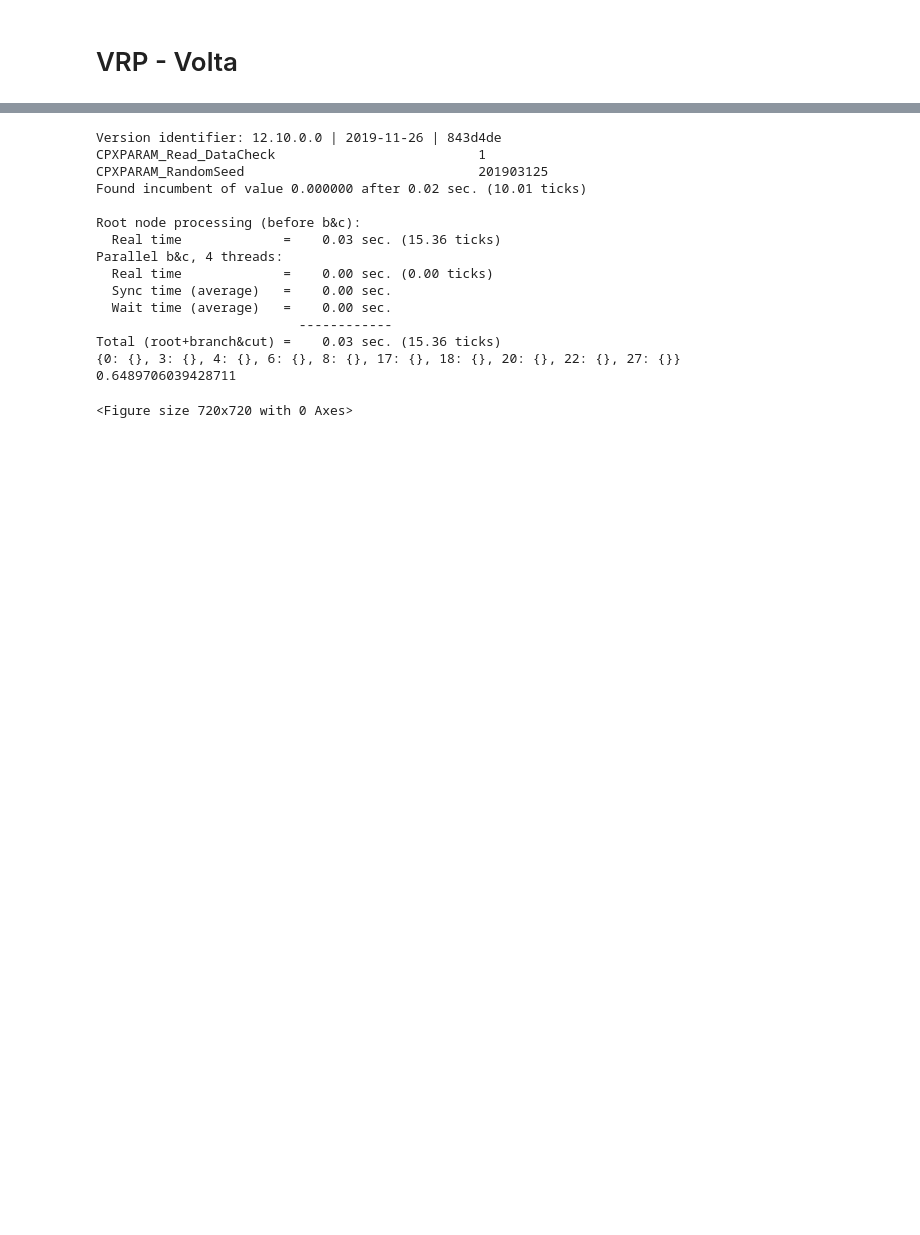
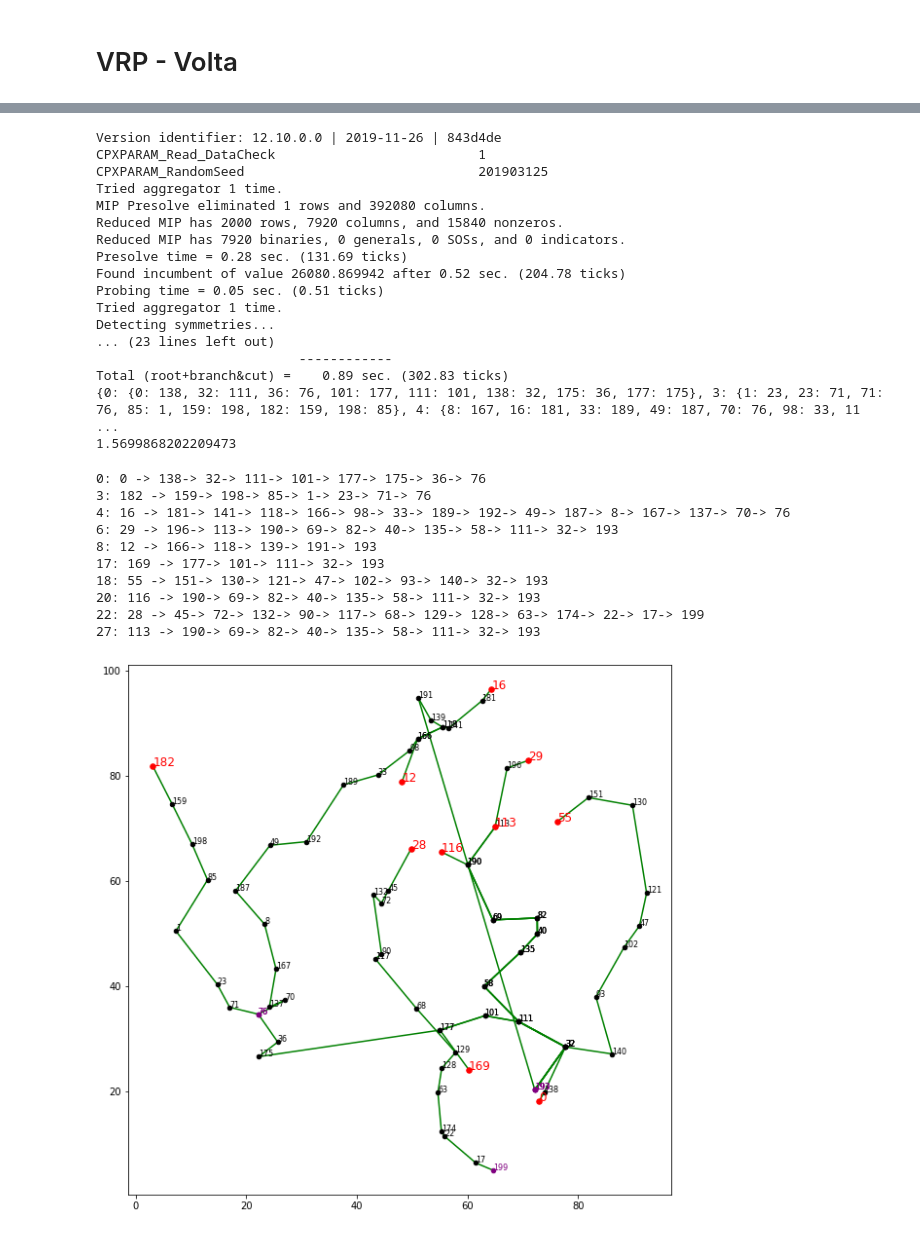
Before and after one commit to ViniciusBragaDiniz/ERP, a Jupyter notebook: Modelo2.ipynb, the cells around one changed output, grey strips where cells are left out. Cells and saved outputs as stored; diff of their text form; code cells hidden in the pictures; blank space fills up the shorter version.

```diff
--- a/Modelo2.ipynb
+++ b/Modelo2.ipynb
@@ -977,7 +1001,7 @@ while subcicle == True:
             #do veículo 'k' e atribuímos esse nodo para
             #o ponto de partida do nosso loop
 
-            inicial = veiculos.loc[k]["Inicial"]
+            inicial = atendimentos[k]
             #  ^
             #  |
             #Saída de 'k'
@@ -992,7 +1016,7 @@ while subcicle == True:
             #inicial->actual_node = primeiro arco de todas as rotas
 
             #Iremos percorrer a rota até que alcançemos a vítima
-            while actual_node not in vitimas["Ponto"].values:
+            while actual_node != alvos[k]:
                 # actual_node                actual_node
                 #vira chegada do        inicia como saída do
                 #  arco                        arco
@@ -1063,18 +1087,20 @@ print(time.time()-start)
 Version identifier: 12.10.0.0 | 2019-11-26 | 843d4de
 CPXPARAM_Read_DataCheck                          1
 CPXPARAM_RandomSeed                              201903125
-Found incumbent of value 0.000000 after 0.02 sec. (10.01 ticks)
-
-Root node processing (before b&c):
-  Real time             =    0.03 sec. (15.36 ticks)
-Parallel b&c, 4 threads:
-  Real time             =    0.00 sec. (0.00 ticks)
-  Sync time (average)   =    0.00 sec.
-  Wait time (average)   =    0.00 sec.
+Tried aggregator 1 time.
+MIP Presolve eliminated 1 rows and 392080 columns.
+Reduced MIP has 2000 rows, 7920 columns, and 15840 nonzeros.
+Reduced MIP has 7920 binaries, 0 generals, 0 SOSs, and 0 indicators.
+Presolve time = 0.28 sec. (131.69 ticks)
+Found incumbent of value 26080.869942 after 0.52 sec. (204.78 ticks)
+Probing time = 0.05 sec. (0.51 ticks)
+Tried aggregator 1 time.
+Detecting symmetries...
+... (23 lines left out)
                           ------------
-Total (root+branch&cut) =    0.03 sec. (15.36 ticks)
-{0: {}, 3: {}, 4: {}, 6: {}, 8: {}, 17: {}, 18: {}, 20: {}, 22: {}, 27: {}}
-0.6489706039428711
+Total (root+branch&cut) =    0.89 sec. (302.83 ticks)
+{0: {0: 138, 32: 111, 36: 76, 101: 177, 111: 101, 138: 32, 175: 36, 177: 175}, 3: {1: 23, 23: 71, 71: 76, 85: 1, 159: 198, 182: 159, 198: 85}, 4: {8: 167, 16: 181, 33: 189, 49: 187, 70: 76, 98: 33, 11 ...
+1.5699868202209473
 # %%
 plt.figure(figsize=(10,10))
 routes = {x:{} for x in veiculos.index}
@@ -1083,13 +1109,12 @@ for i in _Solution:
         aux = i.split("_")[1:]
         routes[int(aux[2])][int(aux[0])]=int(aux[1])
 
-atendimentos = {}
 arc_count = {}
-for k in veiculos.index:
+for k in atendimentos:
     #Só roda o código se o veículo tiver percorrido pelo menos um arco
     if len(routes[k]) > 0:
 
-        inicial = veiculos.loc[k]["Inicial"]
+        inicial = atendimentos[k]
         actual_node = routes[k].pop(inicial)
 
         #Coordenadas X e Y dos pontos que formam o arco
@@ -1108,32 +1133,42 @@ for k in veiculos.index:
         if len(routes[k]) == 0:
             #Plotagem gráfica do último arco do caminho
             plt.scatter(xcoord[1],ycoord[1],s=30,color='purple',zorder=1)
             plt.text(xcoord[1],ycoord[1],str(actual_node),fontsize=8,color="purple")
         else:
-            while actual_node not in vitimas["Ponto"].values:
+            while actual_node != alvos[k]:
                 next_node = routes[k].pop(actual_node)
 
                 #Adiciona um arco na string
                 string+="-> "+str(next_node)
 
                 #Coordenadas X e Y dos pontos que formam o arco
                 xcoord=[pontos.loc[actual_node]["x"],pontos.loc[next_node]["x"]]
                 ycoord=[pontos.loc[actual_node]["y"],pontos.loc[next_node]["y"]]
 
                 #Plotagem gráfica do arco
                 plt.scatter(xcoord[0],ycoord[0],s=20,color='black',zorder=1)
                 plt.text(xcoord[0],ycoord[0],str(actual_node),fontsize=8)
                 plt.plot(xcoord,ycoord,'g',zorder=0)
 
                 actual_node=next_node
 
             #Plotagem gráfica do último arco do caminho
             plt.scatter(xcoord[1],ycoord[1],s=20,color='purple',zorder=1)
             plt.text(xcoord[1],ycoord[1],str(next_node),fontsize=8,color='purple')
 
         atendimentos[k] = actual_node
         print(string)
 
 plt.show()
 # %% [output]
-<Figure size 720x720 with 0 Axes>
+0: 0 -> 138-> 32-> 111-> 101-> 177-> 175-> 36-> 76
+3: 182 -> 159-> 198-> 85-> 1-> 23-> 71-> 76
+4: 16 -> 181-> 141-> 118-> 166-> 98-> 33-> 189-> 192-> 49-> 187-> 8-> 167-> 137-> 70-> 76
+6: 29 -> 196-> 113-> 190-> 69-> 82-> 40-> 135-> 58-> 111-> 32-> 193
+8: 12 -> 166-> 118-> 139-> 191-> 193
+17: 169 -> 177-> 101-> 111-> 32-> 193
+18: 55 -> 151-> 130-> 121-> 47-> 102-> 93-> 140-> 32-> 193
+20: 116 -> 190-> 69-> 82-> 40-> 135-> 58-> 111-> 32-> 193
+22: 28 -> 45-> 72-> 132-> 90-> 117-> 68-> 129-> 128-> 63-> 174-> 22-> 17-> 199
+27: 113 -> 190-> 69-> 82-> 40-> 135-> 58-> 111-> 32-> 193
+[figure, added]
```
Also changed, not shown: parts of 8 cells of this notebook.
